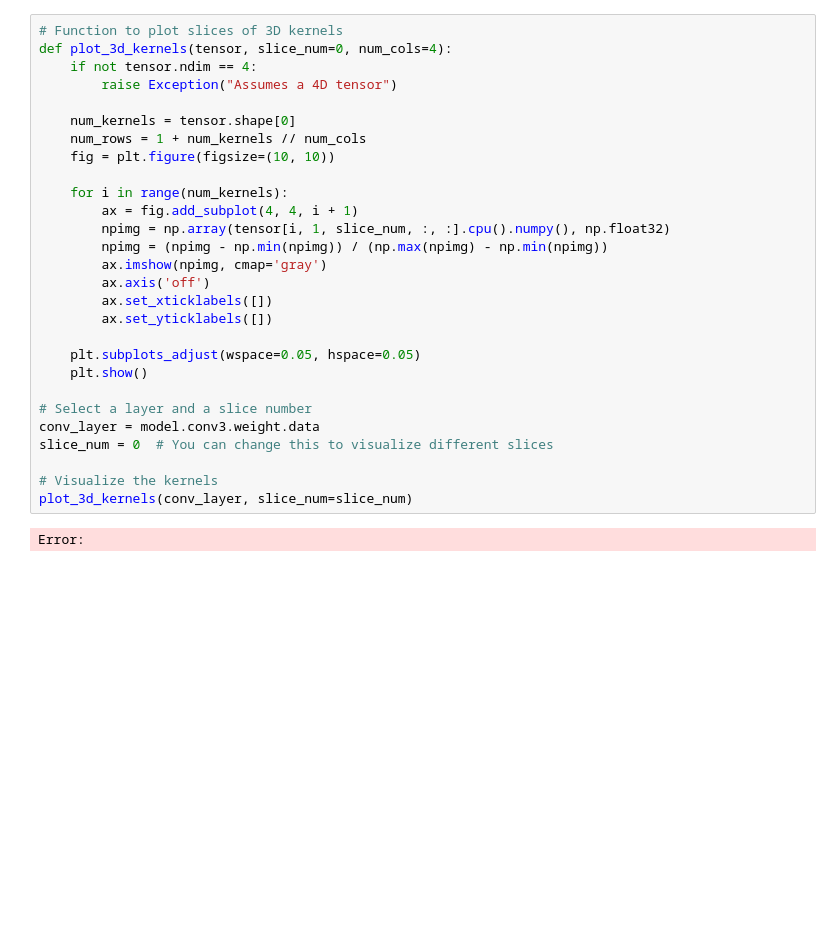
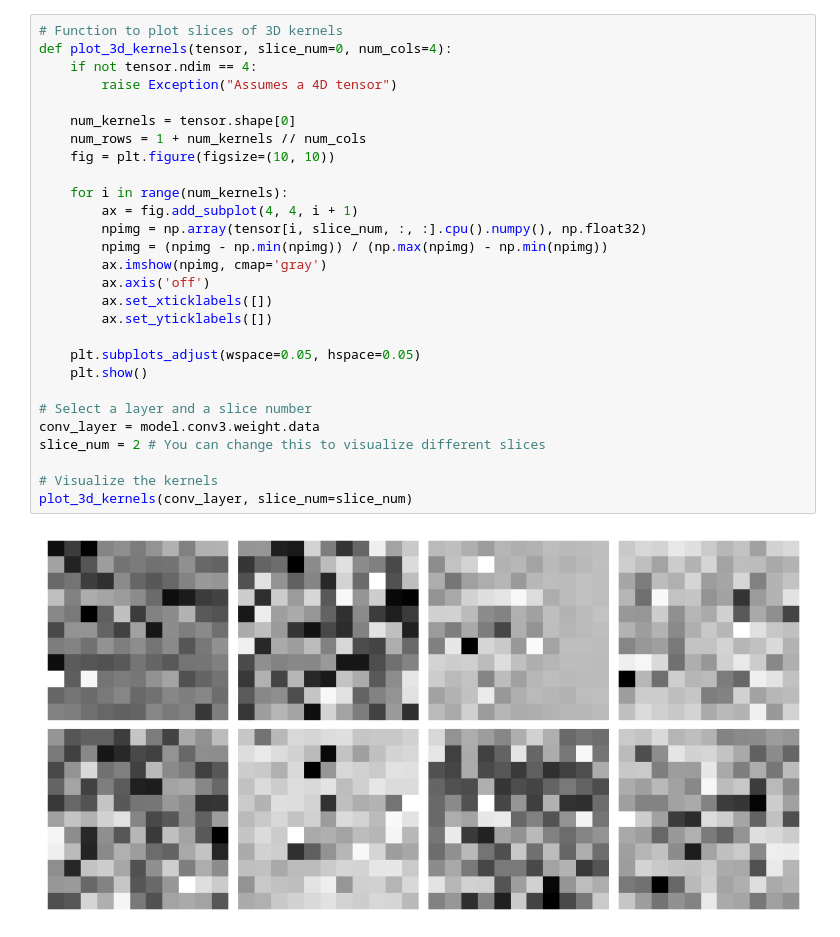
Before and after one commit to nghess/607-sensory-coding, a Jupyter notebook: inspect_kernels_2d.ipynb, the cells around one changed output. Cells and saved outputs as stored; diff of their text form; blank space fills up the shorter version.

```diff
--- a/inspect_kernels_2d.ipynb
+++ b/inspect_kernels_2d.ipynb
@@ -58,30 +61,30 @@ Error:
 # %%
 # Function to plot slices of 3D kernels
 def plot_3d_kernels(tensor, slice_num=0, num_cols=4):
     if not tensor.ndim == 4:
         raise Exception("Assumes a 4D tensor")
 
     num_kernels = tensor.shape[0]
     num_rows = 1 + num_kernels // num_cols
     fig = plt.figure(figsize=(10, 10))
 
     for i in range(num_kernels):
         ax = fig.add_subplot(4, 4, i + 1)
-        npimg = np.array(tensor[i, 1, slice_num, :, :].cpu().numpy(), np.float32)
+        npimg = np.array(tensor[i, slice_num, :, :].cpu().numpy(), np.float32)
         npimg = (npimg - np.min(npimg)) / (np.max(npimg) - np.min(npimg))
         ax.imshow(npimg, cmap='gray')
         ax.axis('off')
         ax.set_xticklabels([])
         ax.set_yticklabels([])
 
     plt.subplots_adjust(wspace=0.05, hspace=0.05)
     plt.show()
 
 # Select a layer and a slice number
 conv_layer = model.conv3.weight.data
-slice_num = 0  # You can change this to visualize different slices
+slice_num = 2 # You can change this to visualize different slices
 
 # Visualize the kernels
 plot_3d_kernels(conv_layer, slice_num=slice_num)
 # %% [output]
-Error:
+[figure, added]
```
Also changed, not shown: parts of 3 cells of this notebook, 4 other files.
